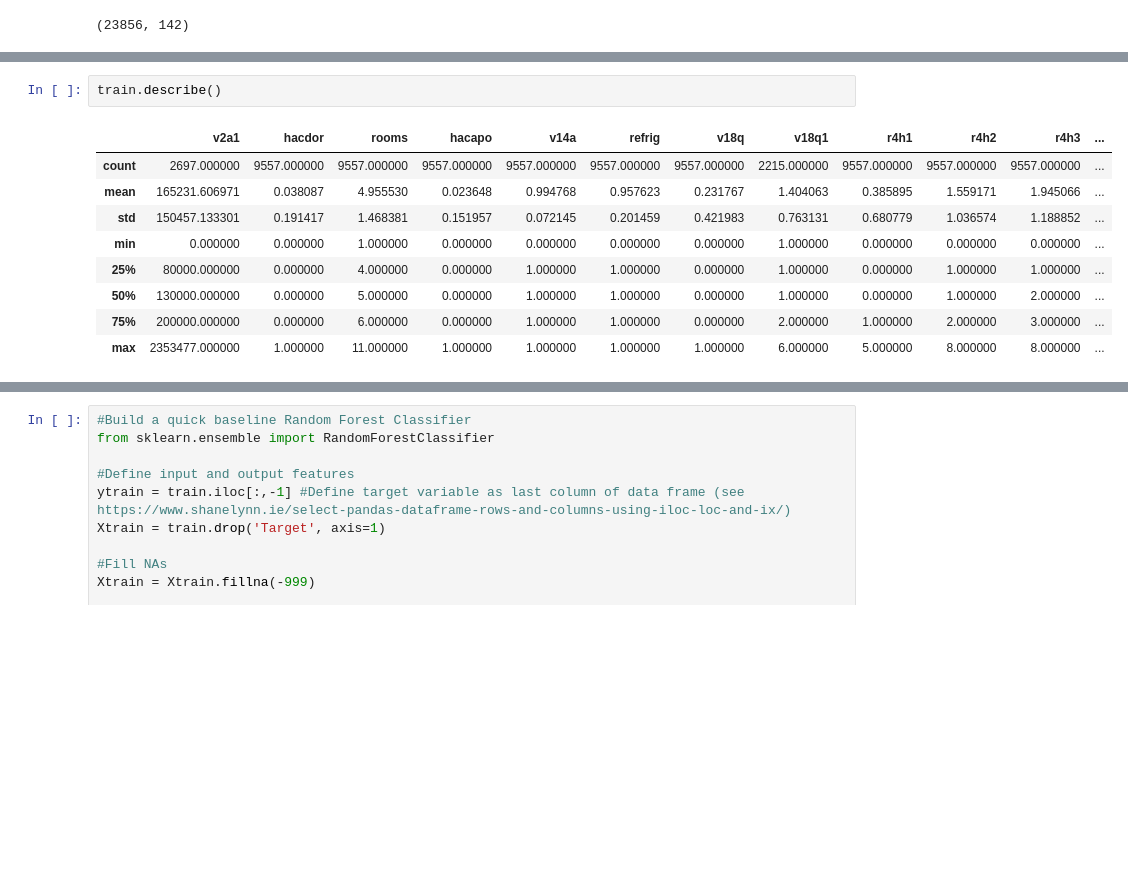
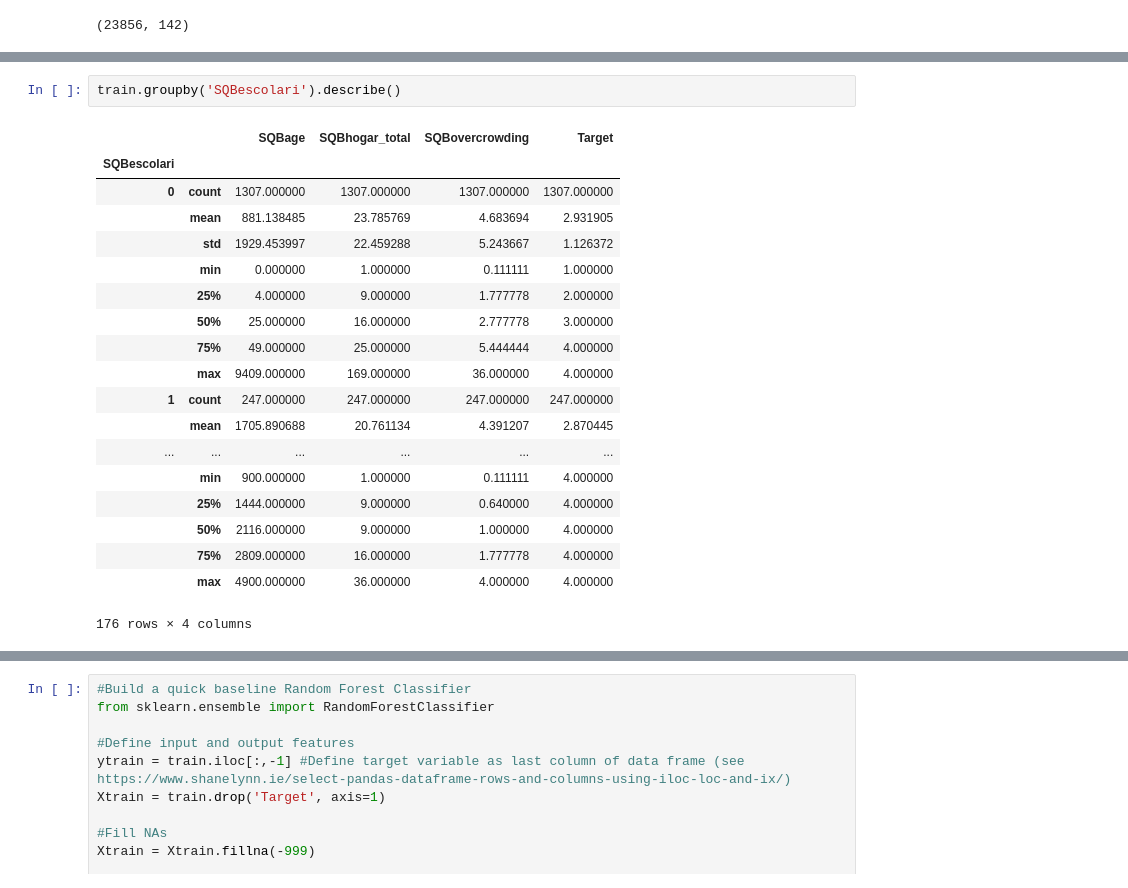
Before and after one commit to thedatalass/PovertyPrediction, a Jupyter notebook: CostaRicanHousehold_Poverty_Level.ipynb, the cells around one changed output, grey strips where cells are left out. Cells and saved outputs as stored; diff of their text form; blank space fills up the shorter version.

```diff
--- a/CostaRicanHousehold_Poverty_Level.ipynb
+++ b/CostaRicanHousehold_Poverty_Level.ipynb
@@ -135,12 +159,22 @@ array(['ID_279628684', 'ID_f29eb3ddd', 'ID_68de51c94', 'ID_d671db89c',
 # %%
-train.describe()
+train.groupby('SQBescolari').describe()
 # %% [output]
-|  | v2a1 | hacdor | rooms | hacapo | v14a | refrig | v18q | v18q1 | r4h1 | r4h2 | r4h3 | ... |
-| count | 2697.000000 | 9557.000000 | 9557.000000 | 9557.000000 | 9557.000000 | 9557.000000 | 9557.000000 | 2215.000000 | 9557.000000 | 9557.000000 | 9557.000000 | ... |
-| mean | 165231.606971 | 0.038087 | 4.955530 | 0.023648 | 0.994768 | 0.957623 | 0.231767 | 1.404063 | 0.385895 | 1.559171 | 1.945066 | ... |
-| std | 150457.133301 | 0.191417 | 1.468381 | 0.151957 | 0.072145 | 0.201459 | 0.421983 | 0.763131 | 0.680779 | 1.036574 | 1.188852 | ... |
-| min | 0.000000 | 0.000000 | 1.000000 | 0.000000 | 0.000000 | 0.000000 | 0.000000 | 1.000000 | 0.000000 | 0.000000 | 0.000000 | ... |
-| 25% | 80000.000000 | 0.000000 | 4.000000 | 0.000000 | 1.000000 | 1.000000 | 0.000000 | 1.000000 | 0.000000 | 1.000000 | 1.000000 | ... |
-| 50% | 130000.000000 | 0.000000 | 5.000000 | 0.000000 | 1.000000 | 1.000000 | 0.000000 | 1.000000 | 0.000000 | 1.000000 | 2.000000 | ... |
-| 75% | 200000.000000 | 0.000000 | 6.000000 | 0.000000 | 1.000000 | 1.000000 | 0.000000 | 2.000000 | 1.000000 | 2.000000 | 3.000000 | ... |
-| max | 2353477.000000 | 1.000000 | 11.000000 | 1.000000 | 1.000000 | 1.000000 | 1.000000 | 6.000000 | 5.000000 | 8.000000 | 8.000000 | ... |
+|  |  | SQBage | SQBhogar_total | SQBovercrowding | Target |
+| SQBescolari |  |  |  |  |  |
+| 0 | count | 1307.000000 | 1307.000000 | 1307.000000 | 1307.000000 |
+|  | mean | 881.138485 | 23.785769 | 4.683694 | 2.931905 |
+|  | std | 1929.453997 | 22.459288 | 5.243667 | 1.126372 |
+|  | min | 0.000000 | 1.000000 | 0.111111 | 1.000000 |
+|  | 25% | 4.000000 | 9.000000 | 1.777778 | 2.000000 |
+|  | 50% | 25.000000 | 16.000000 | 2.777778 | 3.000000 |
+|  | 75% | 49.000000 | 25.000000 | 5.444444 | 4.000000 |
+|  | max | 9409.000000 | 169.000000 | 36.000000 | 4.000000 |
+| 1 | count | 247.000000 | 247.000000 | 247.000000 | 247.000000 |
+|  | mean | 1705.890688 | 20.761134 | 4.391207 | 2.870445 |
+| ... | ... | ... | ... | ... | ... |
+|  | min | 900.000000 | 1.000000 | 0.111111 | 4.000000 |
+|  | 25% | 1444.000000 | 9.000000 | 0.640000 | 4.000000 |
+|  | 50% | 2116.000000 | 9.000000 | 1.000000 | 4.000000 |
+|  | 75% | 2809.000000 | 16.000000 | 1.777778 | 4.000000 |
+|  | max | 4900.000000 | 36.000000 | 4.000000 | 4.000000 |
+176 rows × 4 columns
```
Also changed, not shown: parts of 101 cells of this notebook.
